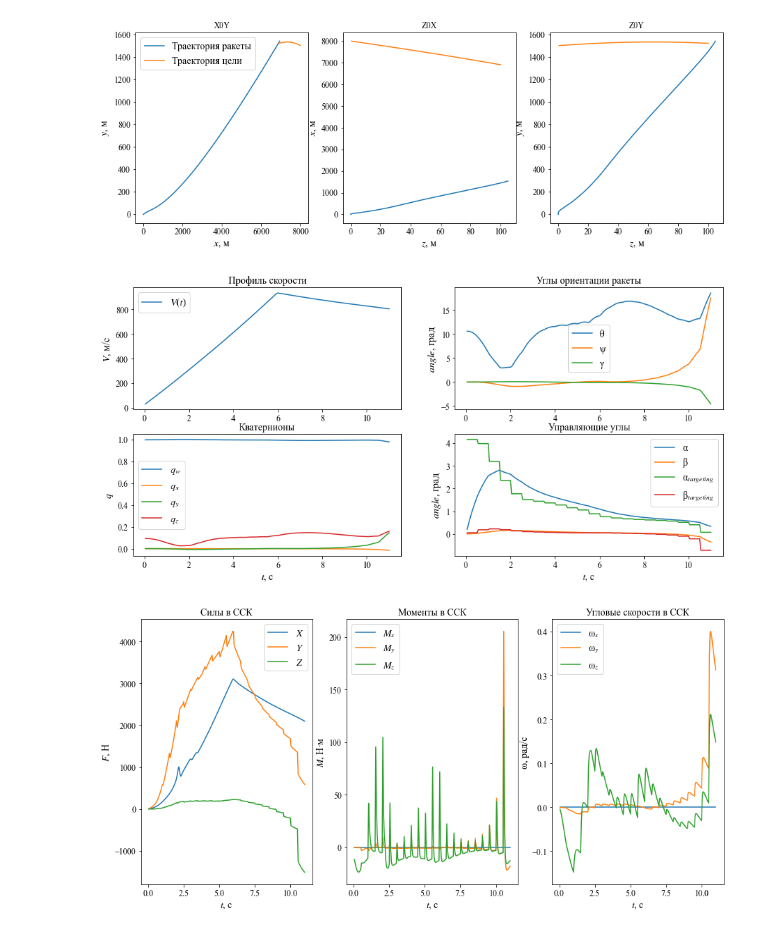
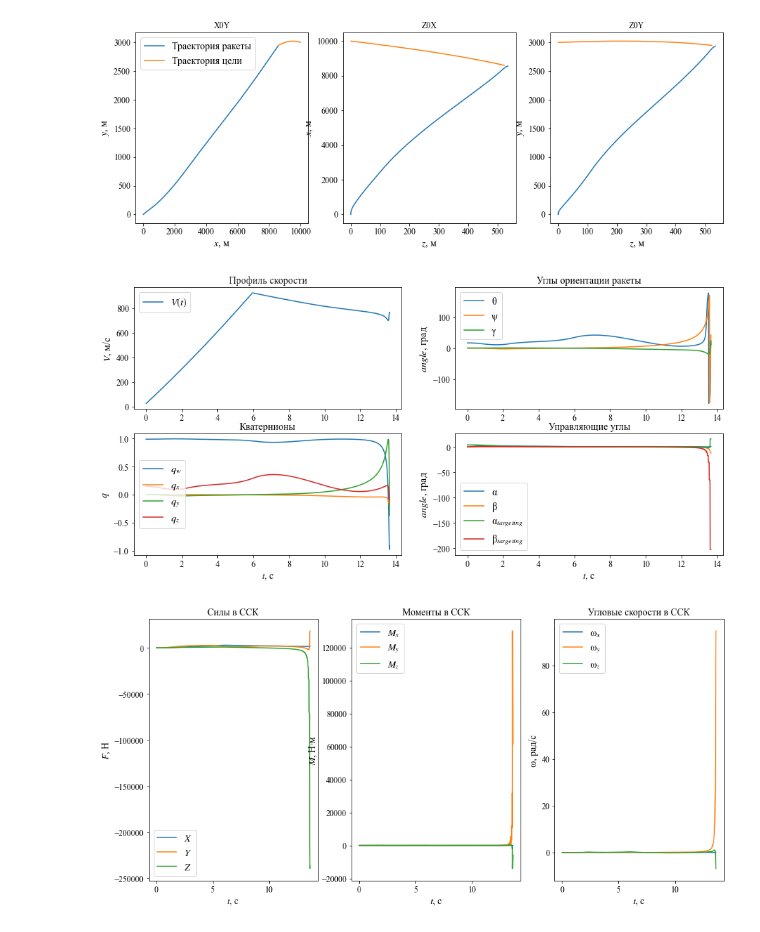
Before and after one commit to kirtis26/Missile3D, a Jupyter notebook: test.ipynb, the cells around one changed output. Cells and saved outputs as stored; diff of their text form; code cells hidden in the pictures.

```diff
--- a/test.ipynb
+++ b/test.ipynb
@@ -5,36 +33,8 @@ import numpy as np
 # %%
 trg_opts = {
-        'pos': Vec3(8e3, 1.5e3, 0),
+        'pos': Vec3(10e3, 3e3, 0),
         'pos_aim': Vec3(-100, 0, 100),
-        'vel': Vec3(-100, 10, 10),
+        'vel': Vec3(-100, 10, 50),
         'vel_aim': Vec3(-100, -10, -10)
 }
-# %%
-mis_opts = {
-        'd': 0.230,
-        'L': 2.89,
-        'm_0': 165,
-        'v_0': 25,
-        't_marsh': 6,
-        'w_marsh': 53,
-        'P_marsh': 22.5 * 1e3,
-        'r_explosion': 50,
-        'angle_max': 12,
-        'a_m': 3,
-        'record': True,
-        'x_cm_0': 1.81,
-        'x_cm_k': 1.7,
-        'x_pres_0': 1.87,
-        'x_pres_k': 1.8,
-        'x_rule': 0.6,
-        'alpha': np.array([-10, -7, -5, -3, -1, 0, 1, 3, 5, 7, 10]),
-        'Mach': np.array([0.3, 0.6, 0.9, 1, 1.1, 1.4, 1.7, 2.0, 2.3]),
-        'delta': np.array([-15, 0, 15]),
-        'Cy_alpha': np.array([0.2, 0.3, 0.35, 0.4, 0.35, 0.3, 0.25, 0.225, 0.2]),
-        'Cy_delta': np.array([0.10, 0.15, 0.20, 0.25, 0.20, 0.15, 0.12, 0.11, 0.10]),
-        'mz_wz': np.array([-30, -35, -40, -40, -35, -30, -25, -20, -15]),
-        'mx_wx': np.array([-0.10, -0.15, -0.20, -0.25, -0.30, -0.35, -0.40, -0.45, -0.50]),
-        'mx_delta': np.array([0.05, 0.1, 0.15, 0.2, 0.25, 0.3, 0.35, 0.4, 0.45]),
-        'i': 1.0
-    }
 # %%
@@ -44,0 +43,3 @@ Info launch missile: target defeat
+# %%
+scenario = GymFlight.make_simple_scenario(mis_opts, trg_opts, tau=0.05, n_step=300, ndt=5)
+scenario.run()
@@ -61,12 +54,12 @@ scenario.plot()
 # %%
-scenario.plot_trajectory()
+scenario.plot_trajectory(savefig=True)
 # %% [output]
-[figure, old version]
+[figure, new version]
 # %%
-scenario.plot_motion_parameters()
+scenario.plot_motion_parameters(savefig=True)
 # %% [output]
-[figure, old version]
+[figure, new version]
 # %%
-scenario.plot_forces_parameters()
+scenario.plot_forces_parameters(savefig=True)
 # %% [output]
-[figure, old version]
+[figure, new version]
```
Also changed, not shown: parts of 6 cells of this notebook, 3 other files.
